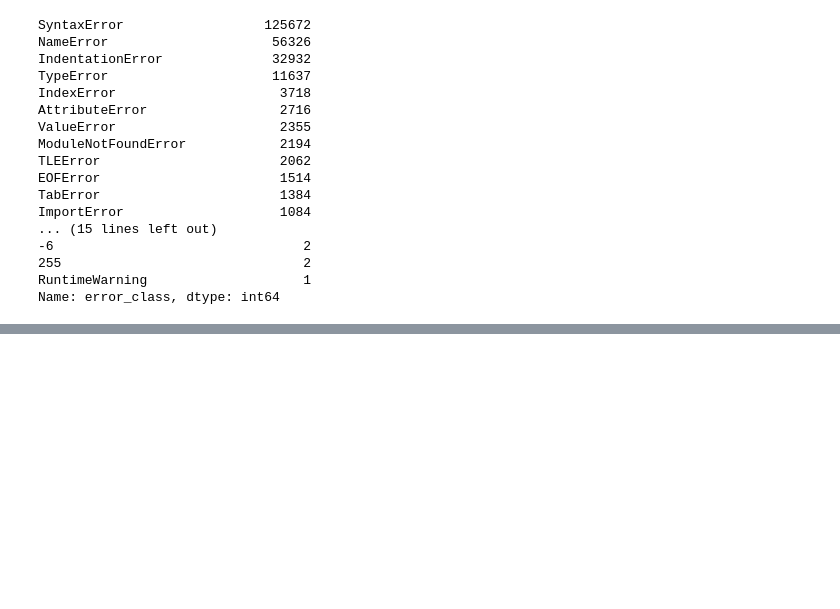
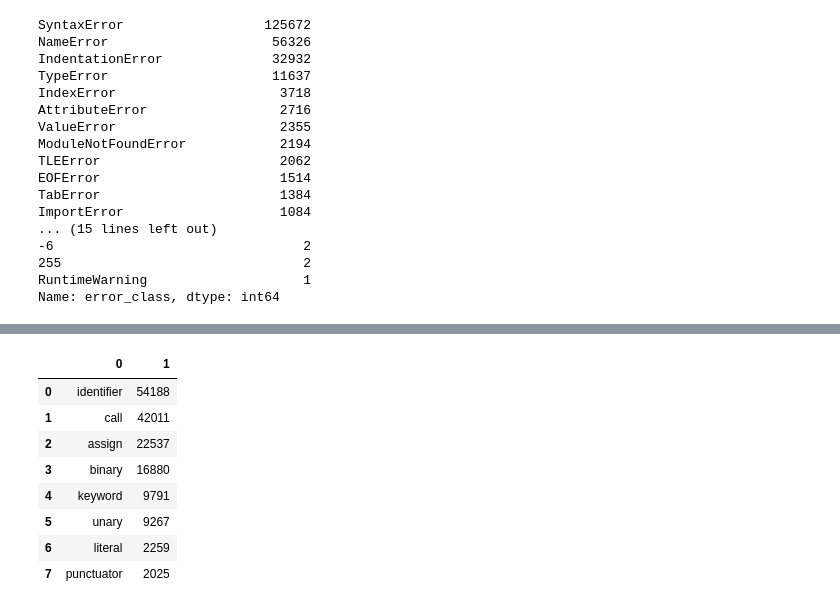
Before and after one commit to alexjercan/bug-detection, a Jupyter notebook: DataExploration.ipynb, the cells around one changed output, grey strips where cells are left out. Drawn from its saved outputs; the diff is of its cells as text; code cells hidden in the pictures; blank space fills up the shorter version.

```diff
--- a/DataExploration.ipynb
+++ b/DataExploration.ipynb
@@ -269,0 +329,15 @@ Name: error_class, dtype: int64
+# %%
+Y = [myparser.get_token_class(x, suffix="") for x in X]
+Y = np.array(Y)
+
+pd.DataFrame(np.unique(Y[Y != np.array(None)], return_counts=True)).transpose().sort_values(1, ascending=False).reset_index(drop=True)
+# %% [output]
+|  | 0 | 1 |
+| 0 | identifier | 54188 |
+| 1 | call | 42011 |
+| 2 | assign | 22537 |
+| 3 | binary | 16880 |
+| 4 | keyword | 9791 |
+| 5 | unary | 9267 |
+| 6 | literal | 2259 |
+| 7 | punctuator | 2025 |
```
Also changed, not shown: parts of 14 cells of this notebook, 3 other files.
